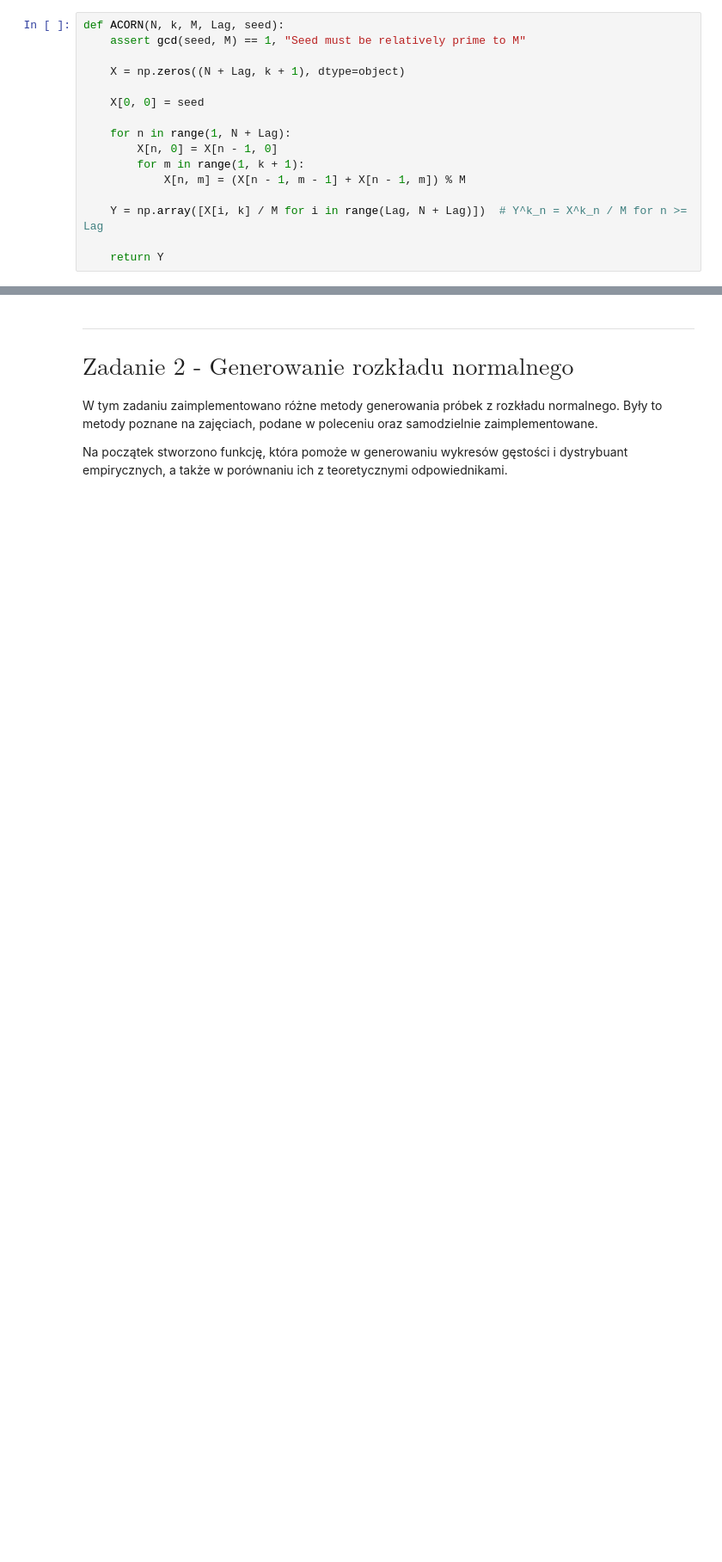
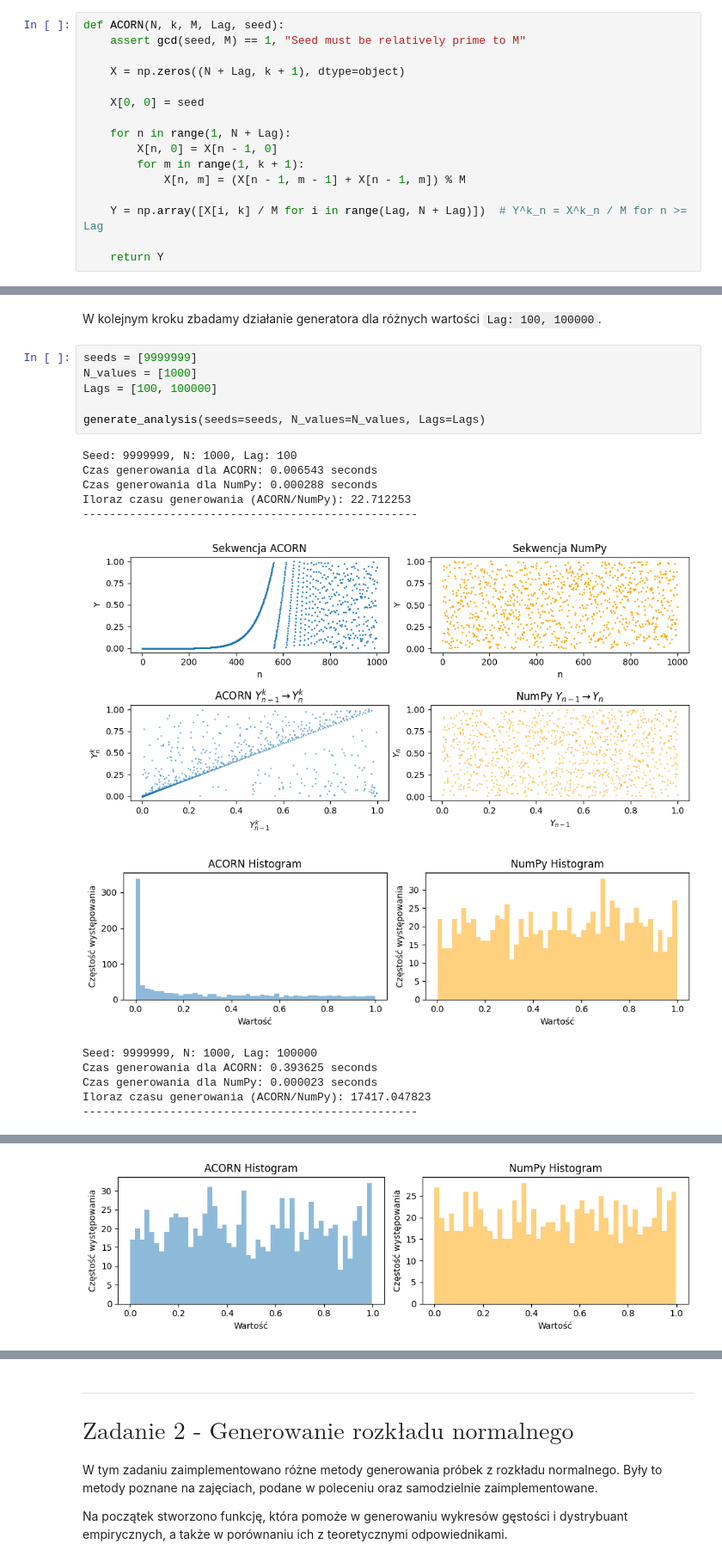
Before and after one commit to mathieuboro/symulacje, a Jupyter notebook: Raport_Sym.ipynb, the cells around one changed output, grey strips where cells are left out. Shown at 86% size. Drawn from its saved outputs; the diff is of its cells as text; blank space fills up the shorter version.

```diff
--- a/Raport_Sym.ipynb
+++ b/Raport_Sym.ipynb
@@ -146,0 +206,21 @@ CZas generowania dla Numpy: 0.000998 seconds
+# %% [markdown]
+W kolejnym kroku zbadamy działanie generatora dla różnych wartości `Lag: 100, 100000`.
+# %%
+seeds = [9999999]
+N_values = [1000]
+Lags = [100, 100000]
+
+generate_analysis(seeds=seeds, N_values=N_values, Lags=Lags)
+# %% [output]
+Seed: 9999999, N: 1000, Lag: 100
+Czas generowania dla ACORN: 0.006543 seconds
+Czas generowania dla NumPy: 0.000288 seconds
+Iloraz czasu generowania (ACORN/NumPy): 22.712253
+--------------------------------------------------
+[figure, added]
+[figure, added]
+Seed: 9999999, N: 1000, Lag: 100000
+Czas generowania dla ACORN: 0.393625 seconds
+Czas generowania dla NumPy: 0.000023 seconds
+Iloraz czasu generowania (ACORN/NumPy): 17417.047823
+--------------------------------------------------
@@ -146,0 +228 @@ CZas generowania dla Numpy: 0.000998 seconds
+[figure, added]
```
Also changed, not shown: parts of 21 cells of this notebook.
